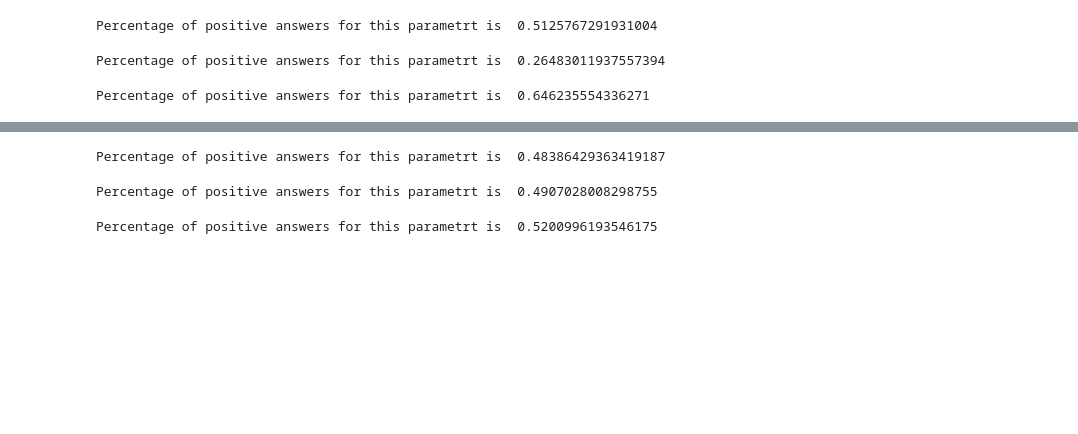
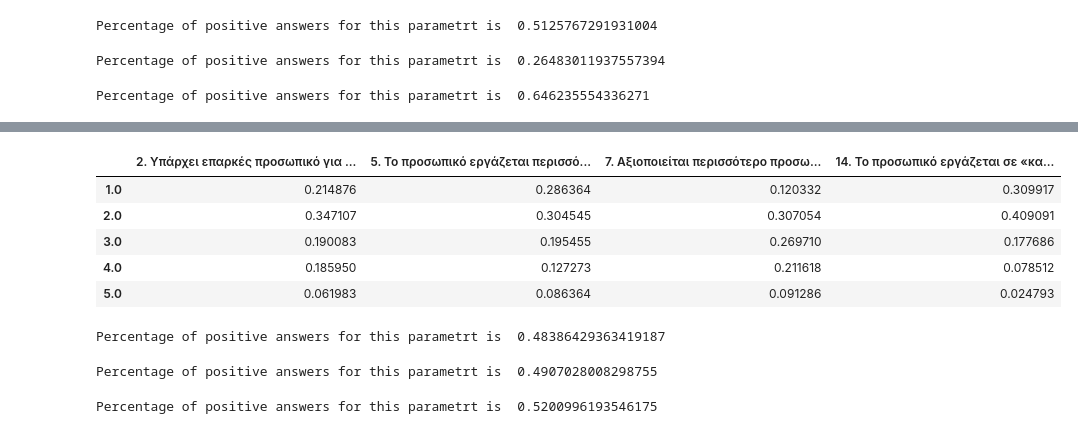
Before and after one commit to stathis99/Statistical-Analysis-for-Patient-Safety, a Jupyter notebook: Staff Analysis/Analysis/4. Positive Answer Charts for every Questione and Parameter.ipynb, the cells around one changed output, grey strips where cells are left out. Cells and saved outputs as stored; diff of their text form; code cells hidden in the pictures; blank space fills up the shorter version.

```diff
--- a/Staff Analysis/Analysis/4. Positive Answer Charts for every Questione and Parameter.ipynb
+++ b/Staff Analysis/Analysis/4. Positive Answer Charts for every Questione and Parameter.ipynb
@@ -88,3 +88,12 @@ Percentage of positive answers for this parametrt is  0.49630928294640103
+# %%
+relative_frequencies
+# %% [output]
+|  | 2. Υπάρχει επαρκές προσωπικό για ... | 5. Το προσωπικό εργάζεται περισσό... | 7. Αξιοποιείται περισσότερο προσω... | 14. Το προσωπικό εργάζεται σε «κα... |
+| 1.0 | 0.214876 | 0.286364 | 0.120332 | 0.309917 |
+| 2.0 | 0.347107 | 0.304545 | 0.307054 | 0.409091 |
+| 3.0 | 0.190083 | 0.195455 | 0.269710 | 0.177686 |
+| 4.0 | 0.185950 | 0.127273 | 0.211618 | 0.078512 |
+| 5.0 | 0.061983 | 0.086364 | 0.091286 | 0.024793 |
 # %%
 #Support form supervisor in safety measures
 
```
Also changed, not shown: parts of 7 cells of this notebook, 10 other files.
